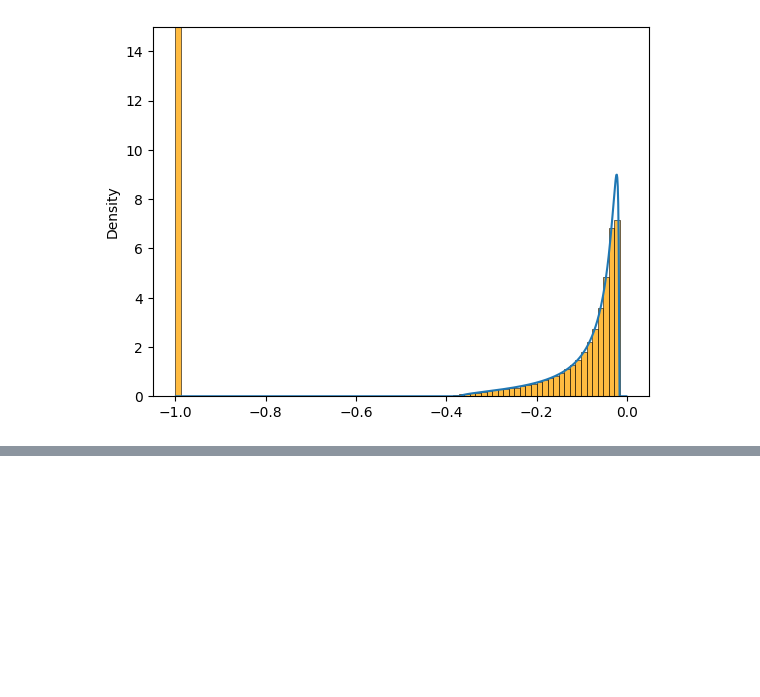
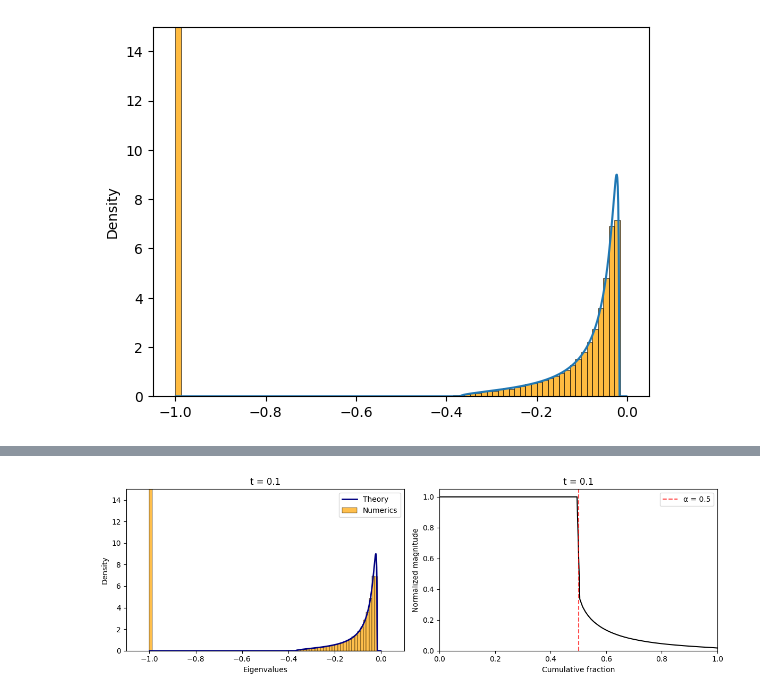
Before and after one commit to adam-elbernoussi/geometry-diffusion-model, a Jupyter notebook: first.ipynb, the cells around one changed output, grey strips where cells are left out. Drawn from its saved outputs; the diff is of its cells as text; code cells hidden in the pictures; blank space fills up the shorter version.

```diff
--- a/first.ipynb
+++ b/first.ipynb
@@ -249,3 +249,64 @@ plt.show()
 # %% [output]
 [WARNING - spectral_law]: Setting ratio >= 1.0 may cause numerical instability. Provided ratio = 2.0.
 [figure]
+# %%
+# Paramètres
+sigma = 1
+dim_latent = 50
+dim_ambiant = 100
+t = 0.1
+n = 1000
+
+# Simulation Monte Carlo
+ev = np.array([])
+all_eigs = []
+
+for _ in range(n):
+    F = (sigma / np.sqrt(dim_latent)) * np.random.randn(dim_ambiant, dim_latent)
+    J_t = (1/t) * F @ np.linalg.inv(np.eye(dim_latent) + (1/t) * F.T @ F) @ F.T - np.eye(dim_ambiant)
+    eigs = np.linalg.eigvalsh(J_t)
+    ev = np.concatenate((ev, eigs))
+    all_eigs.append(eigs)
+
+all_eigs = np.array(all_eigs)
+
+# Densité théorique via transformation
+MP = MarchenkoPasturDistribution(ratio=dim_ambiant / dim_latent, sigma=sigma)
+x = np.linspace(-0.999, -0.001, 1000)
+# Transformation: si r est valeur propre de J_t, alors gamma = -t - t/r suit MP
+gamma = -t - (t / x)
+y = (t / (x ** 2)) * MP.pdf(gamma)
+
+# Plot
+fig, axes = plt.subplots(1, 2, figsize=(12, 4))
+
+# (a) Densité
+ax1 = axes[0]
+ax1.plot(x, y, 'navy', lw=2, label='Theory')
+sns.histplot(ev, stat="density", bins=80, color='orange', alpha=0.7, ax=ax1, label='Numerics')
+ax1.set_xlim(-1.1, 0.1)
+ax1.set_ylim(0, 15)
+ax1.set_xlabel("Eigenvalues")
+ax1.set_ylabel("Density")
+ax1.set_title(f"t = {t}")
+ax1.legend()
+
+# (b) Magnitudes triées (CDF-style)
+ax2 = axes[1]
+sorted_per_run = np.sort(np.abs(all_eigs), axis=1)[:, ::-1]
+mean_sorted_mag = np.mean(sorted_per_run, axis=0)
+mean_sorted_mag_normalized = mean_sorted_mag / np.max(mean_sorted_mag)
+cumulative_x = np.linspace(0, 1, dim_ambiant)
+
+ax2.plot(cumulative_x, mean_sorted_mag_normalized, 'k-', lw=1.5)
+ax2.axvline(x=dim_latent / dim_ambiant, color='red', ls='--', alpha=0.7, label=f'α = {dim_latent/dim_ambiant}')
+ax2.set_xlim(0, 1.0)
+ax2.set_ylim(0, 1.05)
+ax2.set_xlabel("Cumulative fraction")
+ax2.set_ylabel("Normalized magnitude")
+ax2.set_title(f"t = {t}")
+ax2.legend()
+
+plt.tight_layout()
+plt.show()
+# %% [output]
@@ -251,0 +314 @@ plt.show()
+[figure, added]
```
Also changed, not shown: parts of 6 cells of this notebook.
